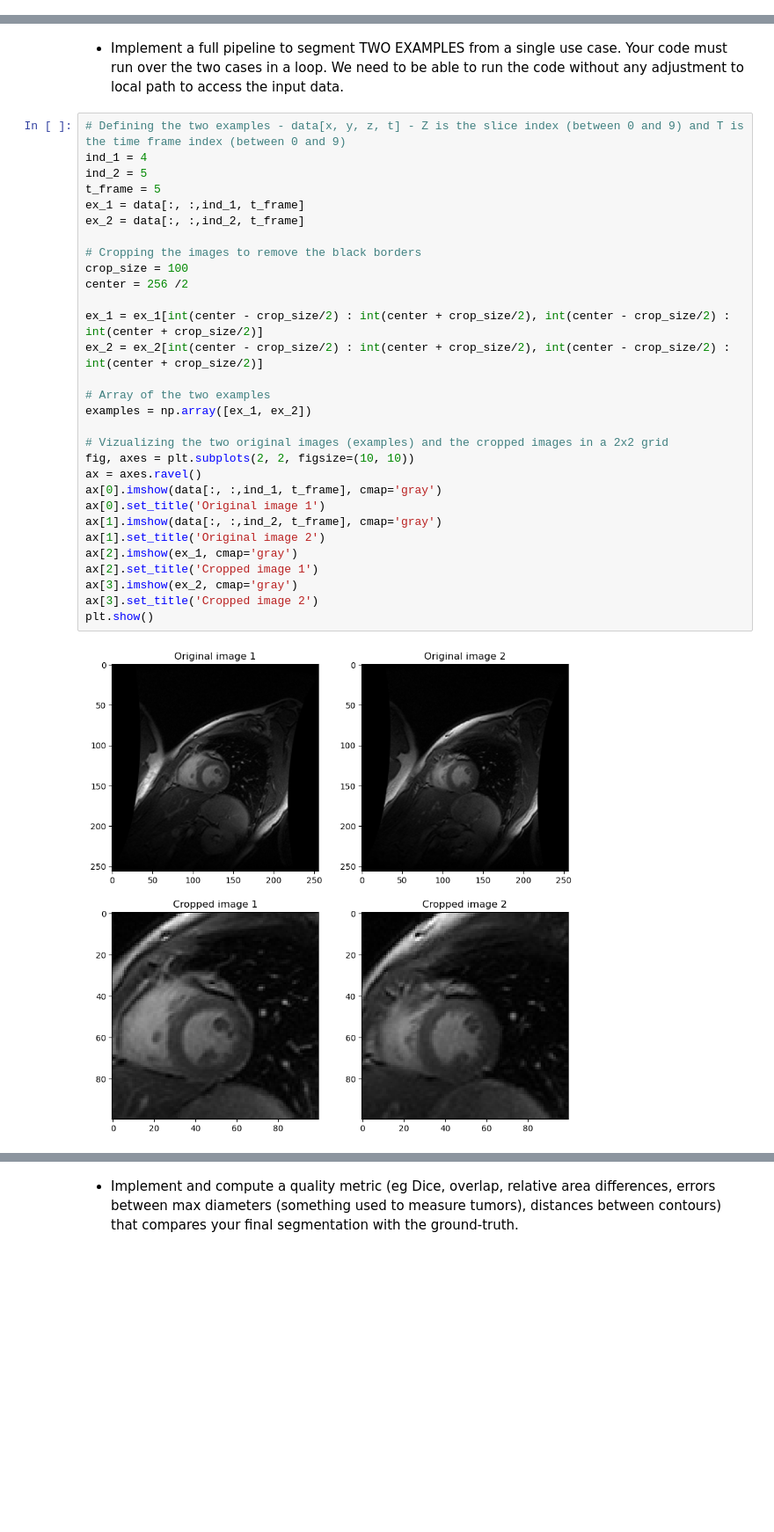
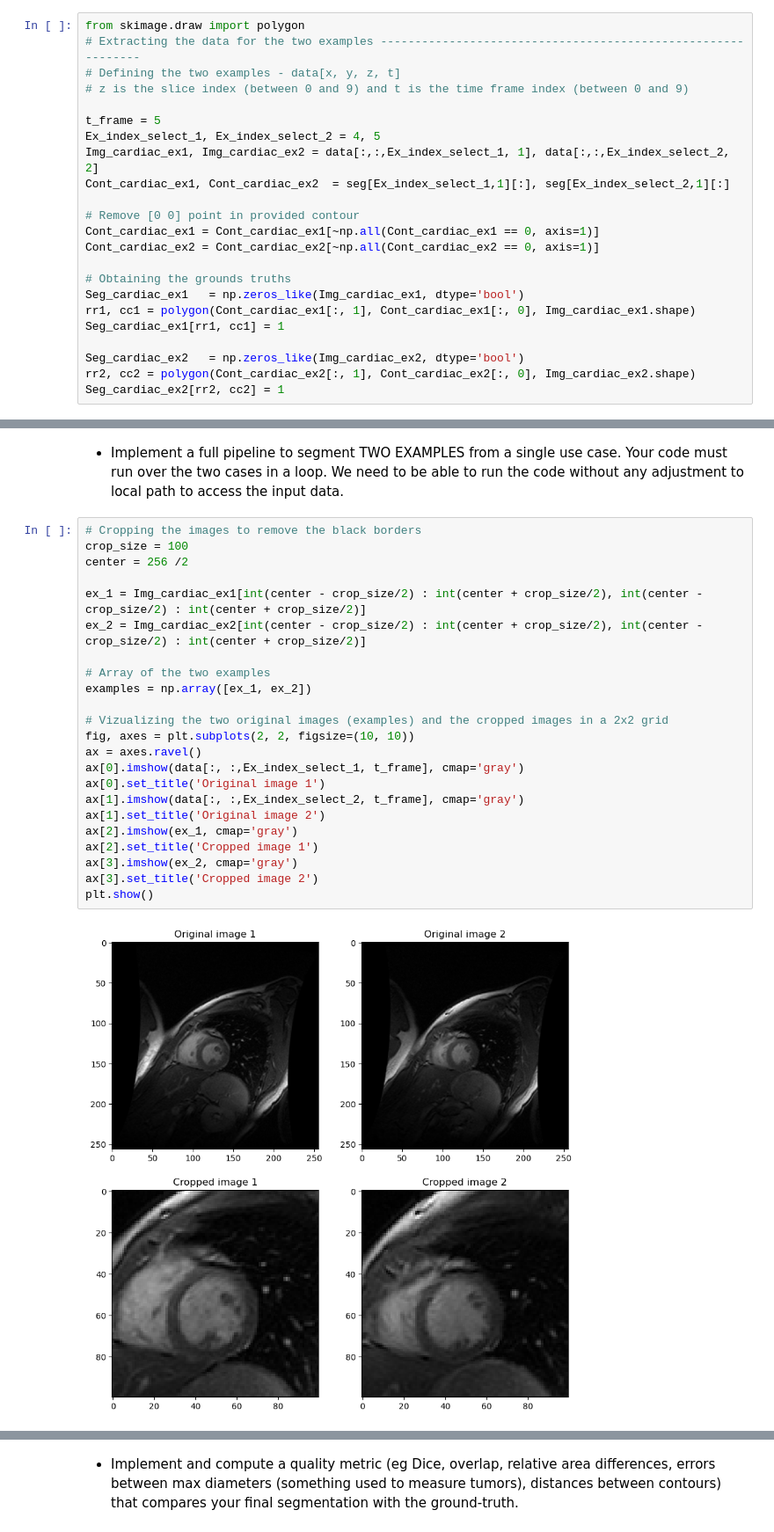
Before and after one commit to dftorresro/IMA204---TP3-Medical-Segmentation, a Jupyter notebook: TP_seg_MEDIMA_204_STUDENTS.ipynb, the cells around one changed output, grey strips where cells are left out. Shown at 88% size. Saved outputs shown, nothing was run; the diff lists cells and outputs as text; blank space fills up the shorter version.

```diff
--- a/TP_seg_MEDIMA_204_STUDENTS.ipynb
+++ b/TP_seg_MEDIMA_204_STUDENTS.ipynb
@@ -595,0 +576,23 @@ plt.show()
+# %%
+from skimage.draw import polygon
+# Extracting the data for the two examples -------------------------------------------------------------
+# Defining the two examples - data[x, y, z, t]
+# z is the slice index (between 0 and 9) and t is the time frame index (between 0 and 9)
+
+t_frame = 5
+Ex_index_select_1, Ex_index_select_2 = 4, 5
+Img_cardiac_ex1, Img_cardiac_ex2 = data[:,:,Ex_index_select_1, 1], data[:,:,Ex_index_select_2, 2]
+Cont_cardiac_ex1, Cont_cardiac_ex2  = seg[Ex_index_select_1,1][:], seg[Ex_index_select_2,1][:]
+
+# Remove [0 0] point in provided contour
+Cont_cardiac_ex1 = Cont_cardiac_ex1[~np.all(Cont_cardiac_ex1 == 0, axis=1)]
+Cont_cardiac_ex2 = Cont_cardiac_ex2[~np.all(Cont_cardiac_ex2 == 0, axis=1)]
+
+# Obtaining the grounds truths
+Seg_cardiac_ex1   = np.zeros_like(Img_cardiac_ex1, dtype='bool')
+rr1, cc1 = polygon(Cont_cardiac_ex1[:, 1], Cont_cardiac_ex1[:, 0], Img_cardiac_ex1.shape)
+Seg_cardiac_ex1[rr1, cc1] = 1
+
+Seg_cardiac_ex2   = np.zeros_like(Img_cardiac_ex2, dtype='bool')
+rr2, cc2 = polygon(Cont_cardiac_ex2[:, 1], Cont_cardiac_ex2[:, 0], Img_cardiac_ex2.shape)
+Seg_cardiac_ex2[rr2, cc2] = 1
@@ -596,37 +614,30 @@ plt.show()
 # %% [markdown]
 * Implement a full pipeline to segment TWO EXAMPLES from a single use case. Your code must run over the two cases in a loop. We need to be able to run the code without any adjustment to local path to access the input data. <br>
 # %%
-# Defining the two examples - data[x, y, z, t] - Z is the slice index (between 0 and 9) and T is the time frame index (between 0 and 9)
-ind_1 = 4
-ind_2 = 5
-t_frame = 5
-ex_1 = data[:, :,ind_1, t_frame]
-ex_2 = data[:, :,ind_2, t_frame]
-
 # Cropping the images to remove the black borders
 crop_size = 100
 center = 256 /2
 
-ex_1 = ex_1[int(center - crop_size/2) : int(center + crop_size/2), int(center - crop_size/2) : int(center + crop_size/2)]
-ex_2 = ex_2[int(center - crop_size/2) : int(center + crop_size/2), int(center - crop_size/2) : int(center + crop_size/2)]
+ex_1 = Img_cardiac_ex1[int(center - crop_size/2) : int(center + crop_size/2), int(center - crop_size/2) : int(center + crop_size/2)]
+ex_2 = Img_cardiac_ex2[int(center - crop_size/2) : int(center + crop_size/2), int(center - crop_size/2) : int(center + crop_size/2)]
 
 # Array of the two examples
 examples = np.array([ex_1, ex_2])
 
 # Vizualizing the two original images (examples) and the cropped images in a 2x2 grid
 fig, axes = plt.subplots(2, 2, figsize=(10, 10))
 ax = axes.ravel()
-ax[0].imshow(data[:, :,ind_1, t_frame], cmap='gray')
+ax[0].imshow(data[:, :,Ex_index_select_1, t_frame], cmap='gray')
 ax[0].set_title('Original image 1')
-ax[1].imshow(data[:, :,ind_2, t_frame], cmap='gray')
+ax[1].imshow(data[:, :,Ex_index_select_2, t_frame], cmap='gray')
 ax[1].set_title('Original image 2')
 ax[2].imshow(ex_1, cmap='gray')
 ax[2].set_title('Cropped image 1')
 ax[3].imshow(ex_2, cmap='gray')
 ax[3].set_title('Cropped image 2')
 plt.show()
 # %% [output]
-[figure, old version]
+[figure, new version]
 # %%
 # Function to quantize the images
 def quantize_image(image, n_bins):
```
Also changed, not shown: parts of 11 cells of this notebook.
